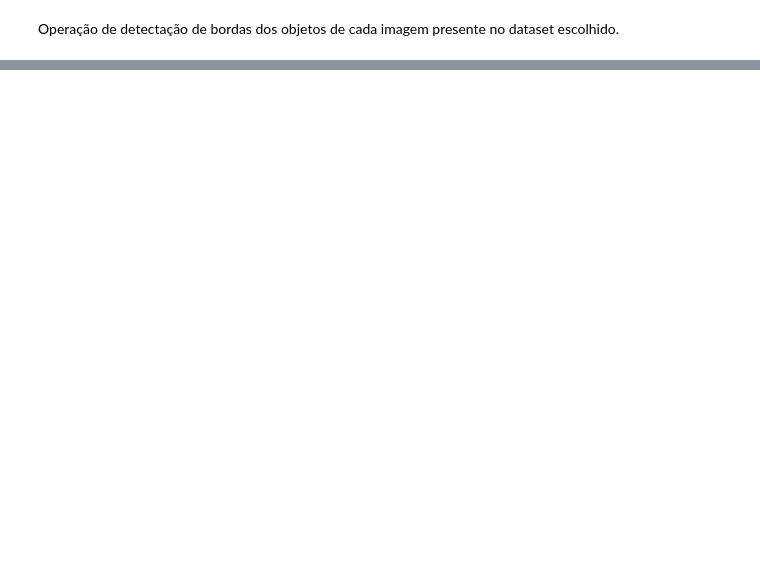
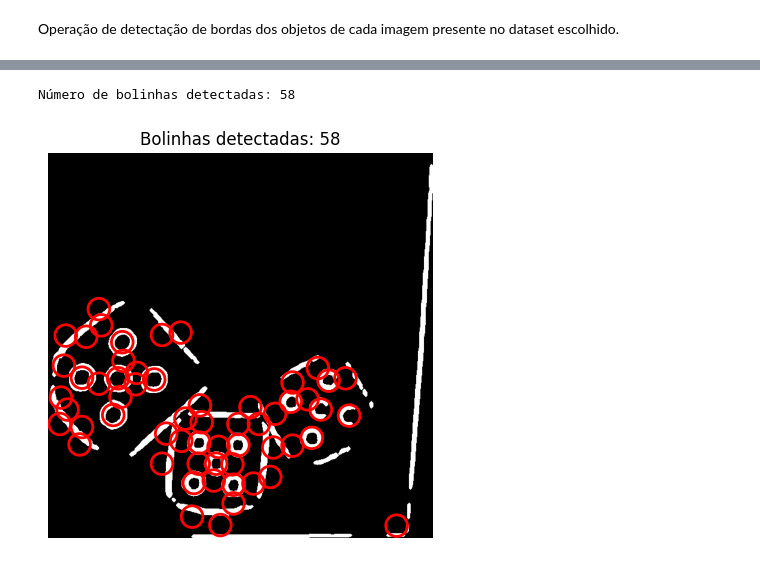
Before and after one commit to Itor-Carlos/Trabalho-Final-Processamento-de-Imagem, a Jupyter notebook: Trabalho_Final.ipynb, the cells around one changed output, grey strips where cells are left out. Saved outputs shown, nothing was run; the diff lists cells and outputs as text; code cells hidden in the pictures; blank space fills up the shorter version.

```diff
--- a/Trabalho_Final.ipynb
+++ b/Trabalho_Final.ipynb
@@ -96,0 +157,38 @@ exibe_grade(imagens_limites, arquivos, mapa_cor='gray')
+# %%
+from skimage.transform import hough_circle, hough_circle_peaks
+from skimage.draw import circle_perimeter
+
+img_bordas = imagens_limites_bin[0]
+raios = np.arange(18, 20,2)
+raio_medio = int(np.mean(raios))
+hough_res = hough_circle(img_bordas, raios)
+accums, cx, cy, r = hough_circle_peaks(
+    hough_res,
+    raios,
+    total_num_peaks=150,
+    min_xdistance=raio_medio,
+    min_ydistance=raio_medio,
+    threshold=hough_grade.max()*.4)
+
+print(f"Número de bolinhas detectadas: {len(cx)}")
+# %% [output]
+Número de bolinhas detectadas: 58
+# %%
+fig, ax = plt.subplots(figsize=(5, 5))
+ax.imshow(img_bordas, cmap='gray')
+
+for center_y, center_x, radius in zip(cy, cx, r):
+    circ = plt.Circle(
+        (center_x, center_y),
+        radius,
+        color='red',
+        fill=False,
+        linewidth=2
+    )
+    ax.add_patch(circ)
+
+ax.set_title(f"Bolinhas detectadas: {len(cx)}")
+ax.axis('off')
+plt.show()
+# %% [output]
+[figure, added]
```
Also changed, not shown: parts of 9 cells of this notebook, 7 other files.
